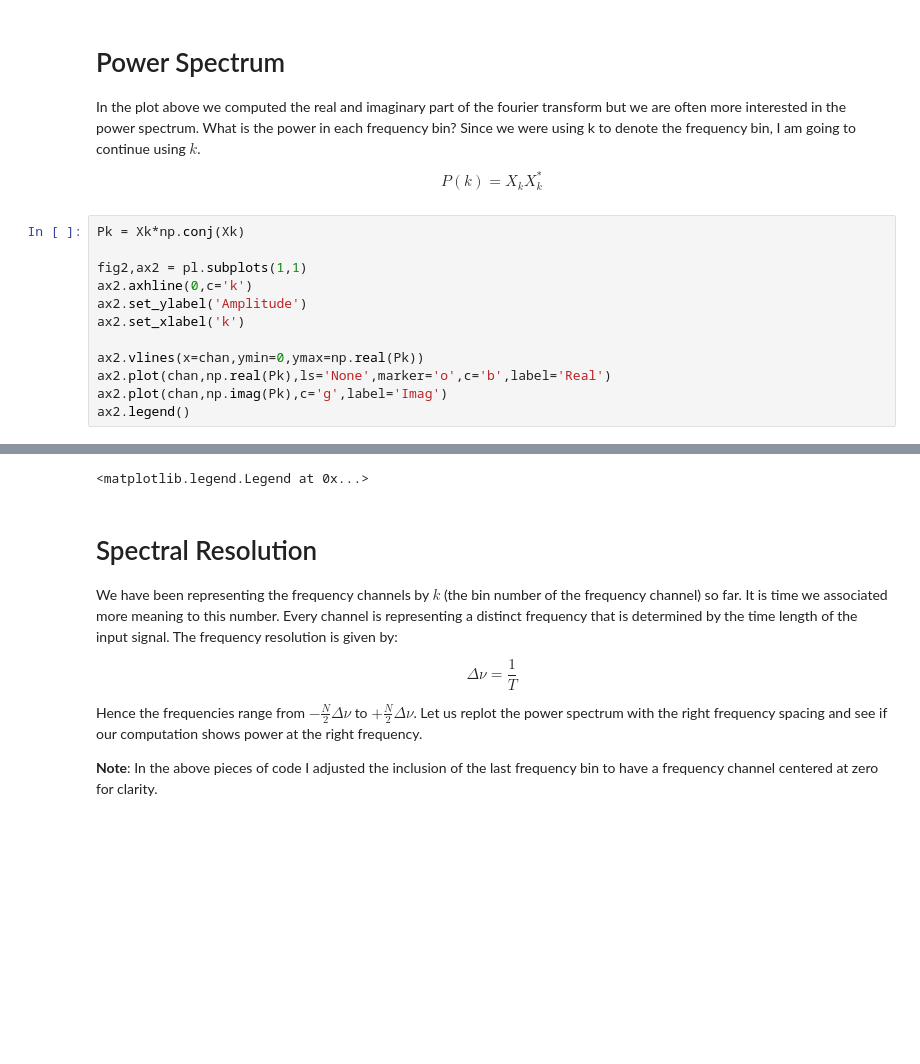
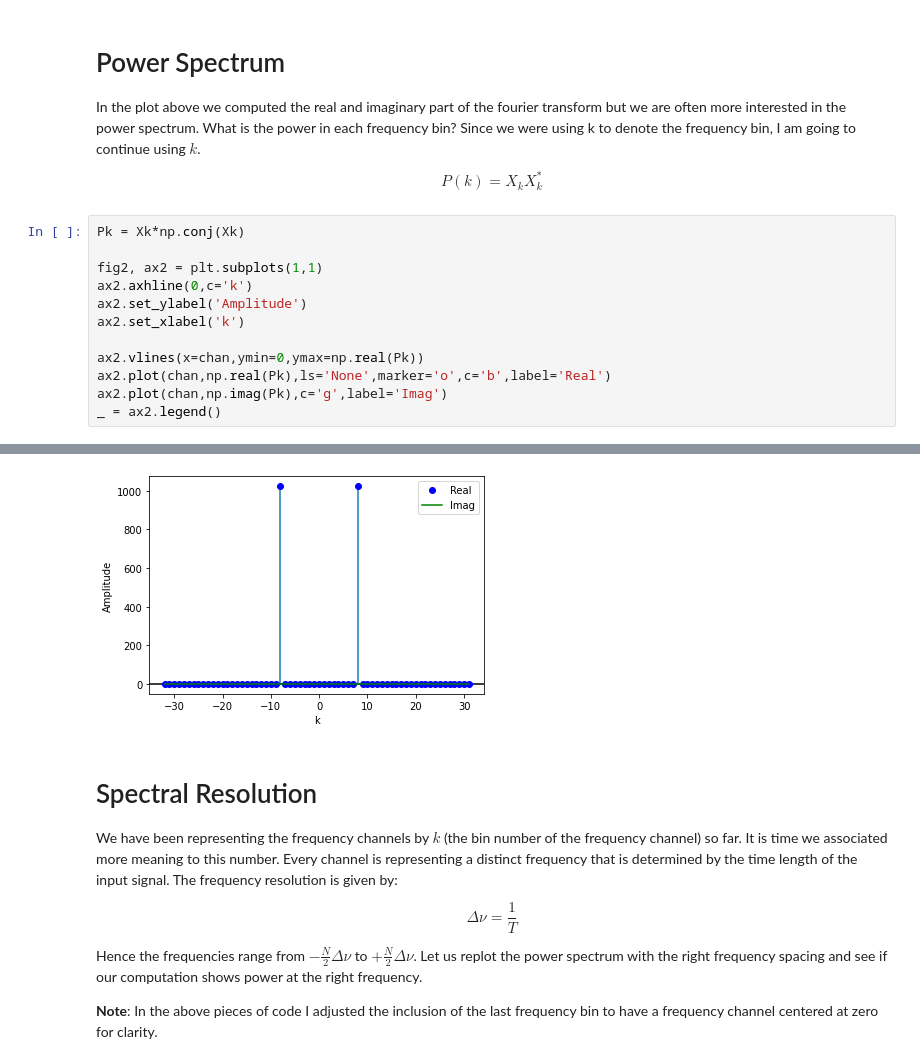
Before and after one commit to AaronParsons/ugradio, a Jupyter notebook: jupyter_tutorials/lab1/Discrete Fourier Transforms.ipynb, the cells around one changed output, grey strips where cells are left out. Cells and saved outputs as stored; diff of their text form; blank space fills up the shorter version.

```diff
--- a/jupyter_tutorials/lab1/Discrete Fourier Transforms.ipynb
+++ b/jupyter_tutorials/lab1/Discrete Fourier Transforms.ipynb
@@ -81,7 +81,7 @@ $$P(k) = X_k X_k^*$$
 # %%
 Pk = Xk*np.conj(Xk)
 
-fig2,ax2 = pl.subplots(1,1)
+fig2, ax2 = plt.subplots(1,1)
 ax2.axhline(0,c='k')
 ax2.set_ylabel('Amplitude')
 ax2.set_xlabel('k')
@@ -89,5 +89,5 @@ ax2.set_xlabel('k')
 ax2.vlines(x=chan,ymin=0,ymax=np.real(Pk))
 ax2.plot(chan,np.real(Pk),ls='None',marker='o',c='b',label='Real')
 ax2.plot(chan,np.imag(Pk),c='g',label='Imag')
-ax2.legend()
+_ = ax2.legend()
 # %% [output]
@@ -96,4 +94,4 @@ ax2.legend()
-<matplotlib.legend.Legend at 0x...>
+[figure, added]
 # %% [markdown]
 # Spectral Resolution
 
```
Also changed, not shown: parts of 10 cells of this notebook.
